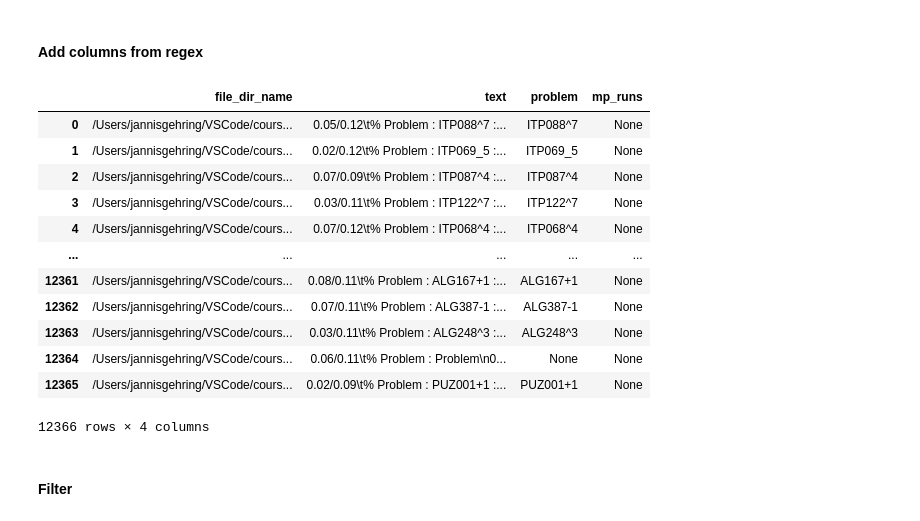
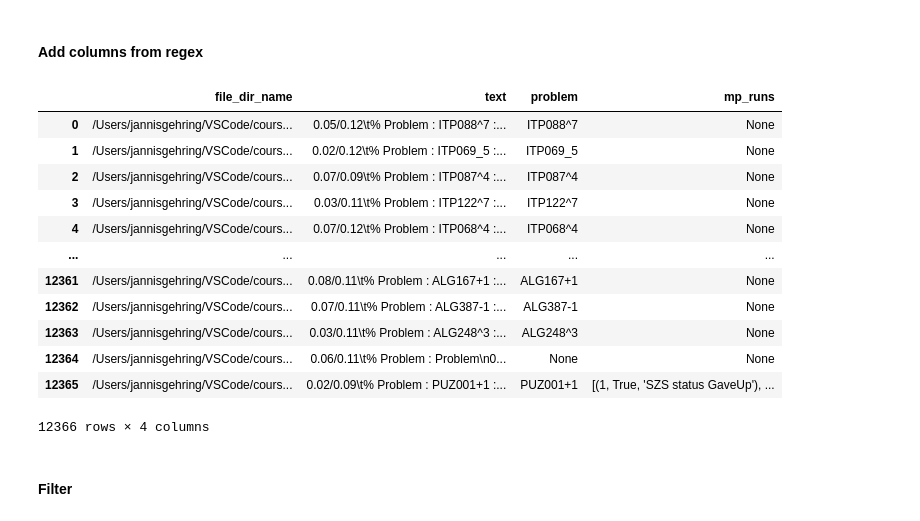
Before and after one commit to GehriJan/coursework-pyres, a Jupyter notebook: src/notebook.ipynb, the cells around one changed output. Cells and saved outputs as stored; diff of their text form; code cells hidden in the pictures.

```diff
--- a/src/notebook.ipynb
+++ b/src/notebook.ipynb
@@ -70,12 +71,12 @@ else:
             if not os.path.isfile(full_file_name):
                 continue
             with open(full_file_name) as full_file_name:
-                text = full_file_name.read()
+                s_mp_runs = full_file_name.read()
                 problem_results: dict = {
                     "Problem": dir_name,
                 }
                 for identifier, pattern in patterns.items():
-                    re_match = re.search(pattern, text)
+                    re_match = re.search(pattern, s_mp_runs)
                     problem_results[identifier] = re_match.group(0) if re_match is not None else None
                 problem_results["full_file_name"] = full_file_name
                 problem_configs.append(problem_results)
@@ -190,8 +191,8 @@ for full_file_name in tqdm(file_dir_names):
         texts.append(None)
         continue
     with open(full_file_name) as full_file_name:
-        text = full_file_name.read()
-        texts.append(text)
+        s_mp_runs = full_file_name.read()
+        texts.append(s_mp_runs)
 
 df_se_indi = pd.DataFrame({
     "file_dir_name": file_dir_names,
@@ -224,35 +225,36 @@ def extract_regex(pattern, text):
         return None
 
 def add_column_by_regex(df, new_column_name, pattern):
     df[new_column_name] = (
         df["text"]
         .apply(lambda text:
             extract_regex(pattern, text)
         )
     )
     return df
 
 new_column_specs = [
     ("problem",  r"(?<=Problem    : )(.*)(?= : )"),
-    ("mp_runs",  r"(?<=\d\.\d\d\/\d\.\d\d\t)\[.*\]"),
+    ("mp_runs",  r"(?<=\d\t)\[.*\]"),
+    # todo: fix: this regex patterns doesnt allow for lines starting with 79.84/10.64
 ]
 for new_column_name, pattern in new_column_specs:
     add_column_by_regex(df_se_indi, new_column_name, pattern)
 
 df_se_indi
 # %% [output]
 |  | file_dir_name | text | problem | mp_runs |
 | 0 | /Users/jannisgehring/VSCode/cours... | 0.05/0.12\t% Problem : ITP088^7 :... | ITP088^7 | None |
 | 1 | /Users/jannisgehring/VSCode/cours... | 0.02/0.12\t% Problem : ITP069_5 :... | ITP069_5 | None |
 | 2 | /Users/jannisgehring/VSCode/cours... | 0.07/0.09\t% Problem : ITP087^4 :... | ITP087^4 | None |
 | 3 | /Users/jannisgehring/VSCode/cours... | 0.03/0.11\t% Problem : ITP122^7 :... | ITP122^7 | None |
 | 4 | /Users/jannisgehring/VSCode/cours... | 0.07/0.12\t% Problem : ITP068^4 :... | ITP068^4 | None |
 | ... | ... | ... | ... | ... |
 | 12361 | /Users/jannisgehring/VSCode/cours... | 0.08/0.11\t% Problem : ALG167+1 :... | ALG167+1 | None |
 | 12362 | /Users/jannisgehring/VSCode/cours... | 0.07/0.11\t% Problem : ALG387-1 :... | ALG387-1 | None |
 | 12363 | /Users/jannisgehring/VSCode/cours... | 0.03/0.11\t% Problem : ALG248^3 :... | ALG248^3 | None |
 | 12364 | /Users/jannisgehring/VSCode/cours... | 0.06/0.11\t% Problem : Problem\n0... | None | None |
-| 12365 | /Users/jannisgehring/VSCode/cours... | 0.02/0.09\t% Problem : PUZ001+1 :... | PUZ001+1 | None |
+| 12365 | /Users/jannisgehring/VSCode/cours... | 0.02/0.09\t% Problem : PUZ001+1 :... | PUZ001+1 | [(1, True, 'SZS status GaveUp'), ... |
 12366 rows × 4 columns
 # %% [markdown]
 #### Filter
```
Also changed, not shown: parts of 8 cells of this notebook, 2 other files.
